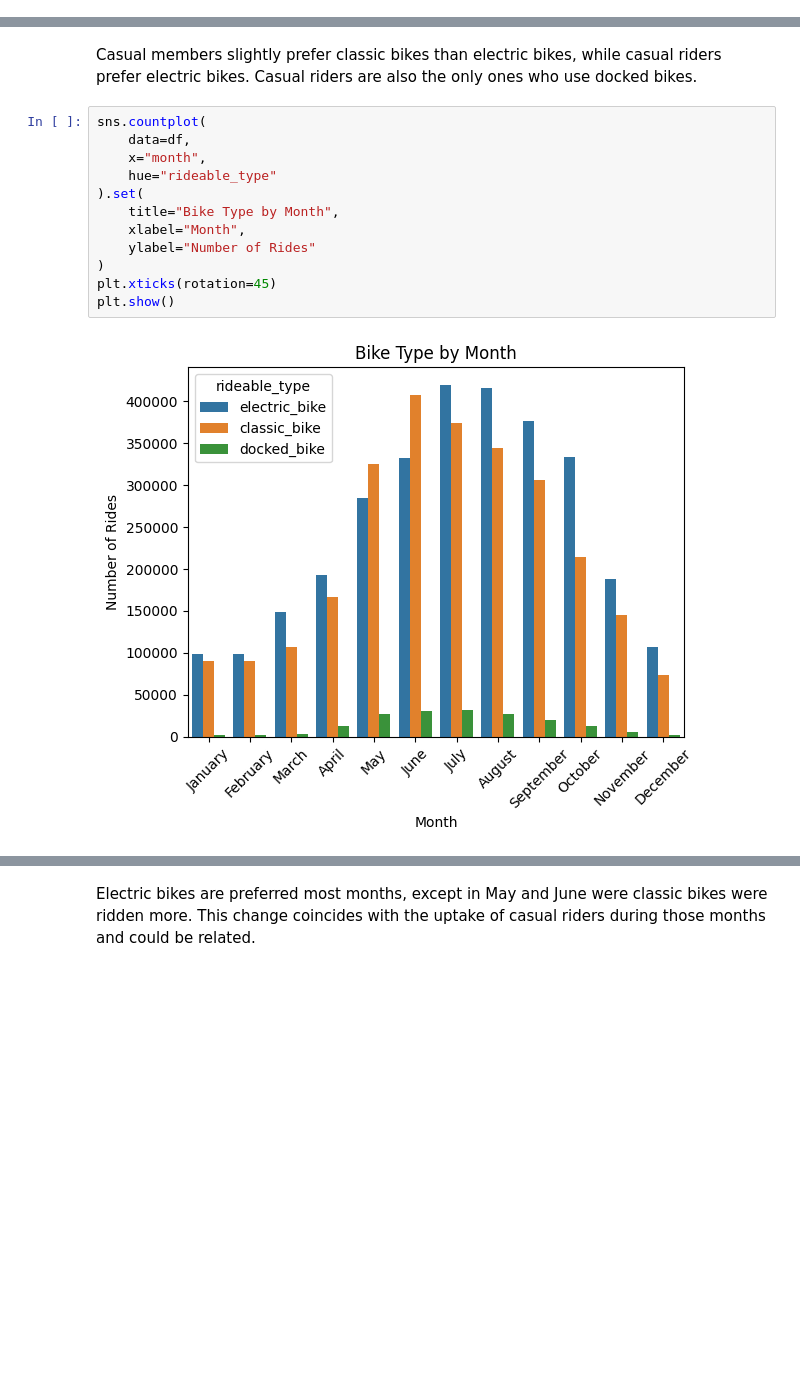
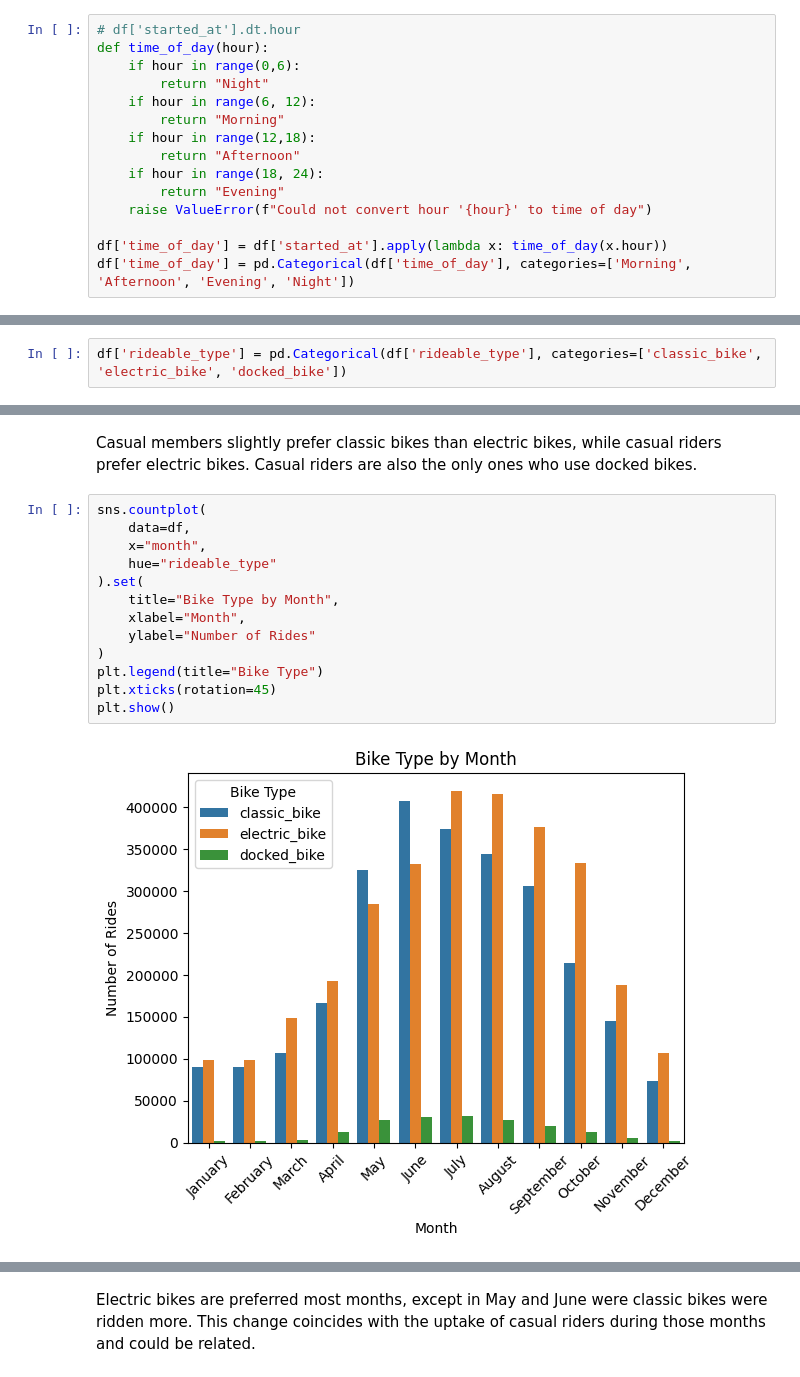
Before and after one commit to paulgreber/RideShareAnalysis, a Jupyter notebook: ride_share_analysis.ipynb, the cells around one changed output, grey strips where cells are left out. Drawn from its saved outputs; the diff is of its cells as text; blank space fills up the shorter version.

```diff
--- a/ride_share_analysis.ipynb
+++ b/ride_share_analysis.ipynb
@@ -173,3 +185,18 @@ df["month"] = pd.Categorical(df['month'], categories=month_categories)
+# %%
+# df['started_at'].dt.hour
+def time_of_day(hour):
+    if hour in range(0,6):
+        return "Night"
+    if hour in range(6, 12):
+        return "Morning"
+    if hour in range(12,18):
+        return "Afternoon"
+    if hour in range(18, 24):
+        return "Evening"
+    raise ValueError(f"Could not convert hour '{hour}' to time of day")
+
+df['time_of_day'] = df['started_at'].apply(lambda x: time_of_day(x.hour))
+df['time_of_day'] = pd.Categorical(df['time_of_day'], categories=['Morning', 'Afternoon', 'Evening', 'Night'])
 # %% [markdown]
 #### Removing Outlying Ride Duration
 # %% [markdown]
@@ -209,3 +238,5 @@ print(f"{ride_duration_df.shape[0]} entries exist in this new dataframe")
+# %%
+df['rideable_type'] = pd.Categorical(df['rideable_type'], categories=['classic_bike', 'electric_bike', 'docked_bike'])
 # %% [markdown]
 ### Finding Ride Locations
 # %% [markdown]
@@ -428,14 +479,15 @@ Casual members slightly prefer classic bikes than electric bikes, while casual r
 # %%
 sns.countplot(
     data=df,
     x="month",
     hue="rideable_type"
 ).set(
     title="Bike Type by Month",
     xlabel="Month",
     ylabel="Number of Rides"
 )
+plt.legend(title="Bike Type")
 plt.xticks(rotation=45)
 plt.show()
 # %% [output]
-[figure, old version]
+[figure, new version]
```
Also changed, not shown: parts of 18 cells of this notebook, 10 other files.
